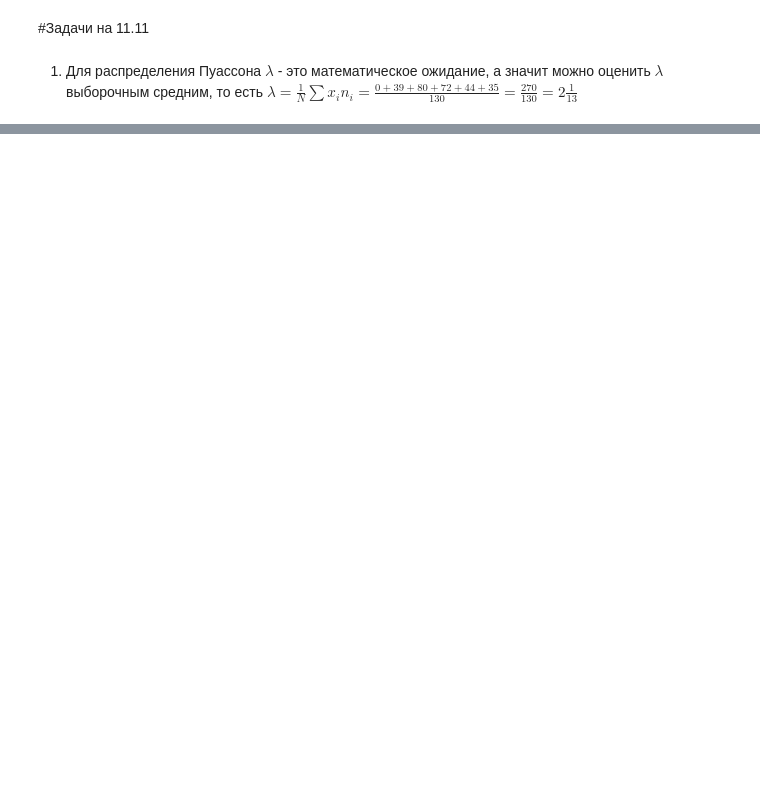
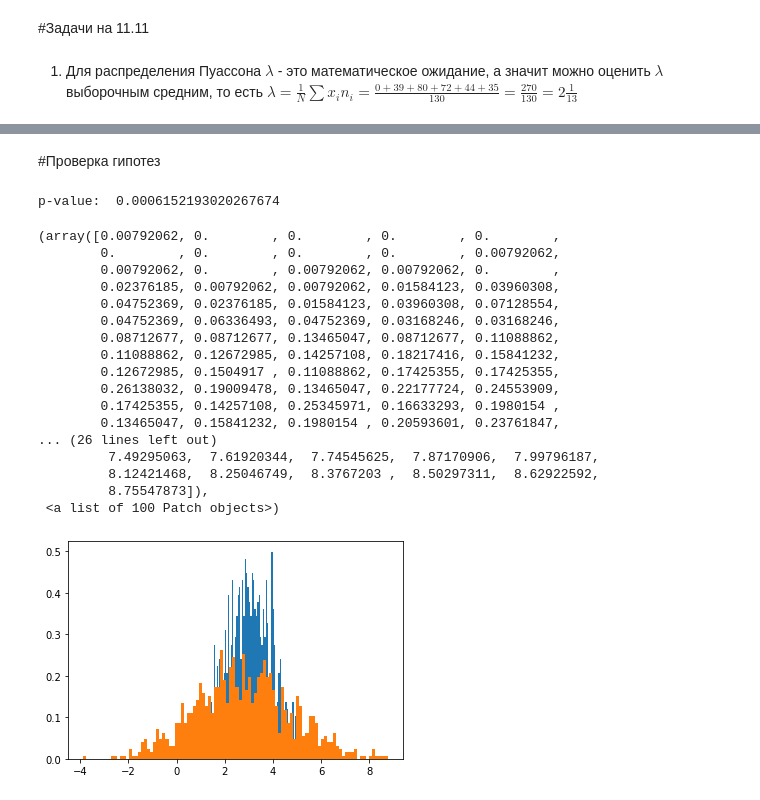
Before and after one commit to Groupac/Collab, a Jupyter notebook: 3ПМ_Неопрятная_Анна.ipynb, the cells around one changed output, grey strips where cells are left out. Cells and saved outputs as stored; diff of their text form; code cells hidden in the pictures; blank space fills up the shorter version.

```diff
--- a/3ПМ_Неопрятная_Анна.ipynb
+++ b/3ПМ_Неопрятная_Анна.ipynb
@@ -144,0 +161,38 @@ print(cnt1,cnt2,M)
+# %% [markdown]
+#Проверка гипотез
+# %%
+import numpy as np
+import matplotlib.pyplot as plt
+from scipy import stats
+import math
+
+N=1000
+mu1,sigma1 = 3, 1
+mu2,sigma2 = 2.8, 2
+
+x1 = np.random.normal(mu1, sigma1, N)
+x2 = np.random.normal(mu2, sigma2, N)
+res = stats.ttest_ind(x1, x2, equal_var=False)
+print('p-value: ', res[1])
+plt.hist(x1, bins=100,density=True)
+plt.hist(x2, bins=100,density=True)
+# %% [output]
+p-value:  0.0006152193020267674
+(array([0.00792062, 0.        , 0.        , 0.        , 0.        ,
+        0.        , 0.        , 0.        , 0.        , 0.00792062,
+        0.00792062, 0.        , 0.00792062, 0.00792062, 0.        ,
+        0.02376185, 0.00792062, 0.00792062, 0.01584123, 0.03960308,
+        0.04752369, 0.02376185, 0.01584123, 0.03960308, 0.07128554,
+        0.04752369, 0.06336493, 0.04752369, 0.03168246, 0.03168246,
+        0.08712677, 0.08712677, 0.13465047, 0.08712677, 0.11088862,
+        0.11088862, 0.12672985, 0.14257108, 0.18217416, 0.15841232,
+        0.12672985, 0.1504917 , 0.11088862, 0.17425355, 0.17425355,
+        0.26138032, 0.19009478, 0.13465047, 0.22177724, 0.24553909,
+        0.17425355, 0.14257108, 0.25345971, 0.16633293, 0.1980154 ,
+        0.13465047, 0.15841232, 0.1980154 , 0.20593601, 0.23761847,
+... (26 lines left out)
+         7.49295063,  7.61920344,  7.74545625,  7.87170906,  7.99796187,
+         8.12421468,  8.25046749,  8.3767203 ,  8.50297311,  8.62922592,
+         8.75547873]),
+ <a list of 100 Patch objects>)
+[figure, added]
```
Also changed, not shown: parts of 7 cells of this notebook.
